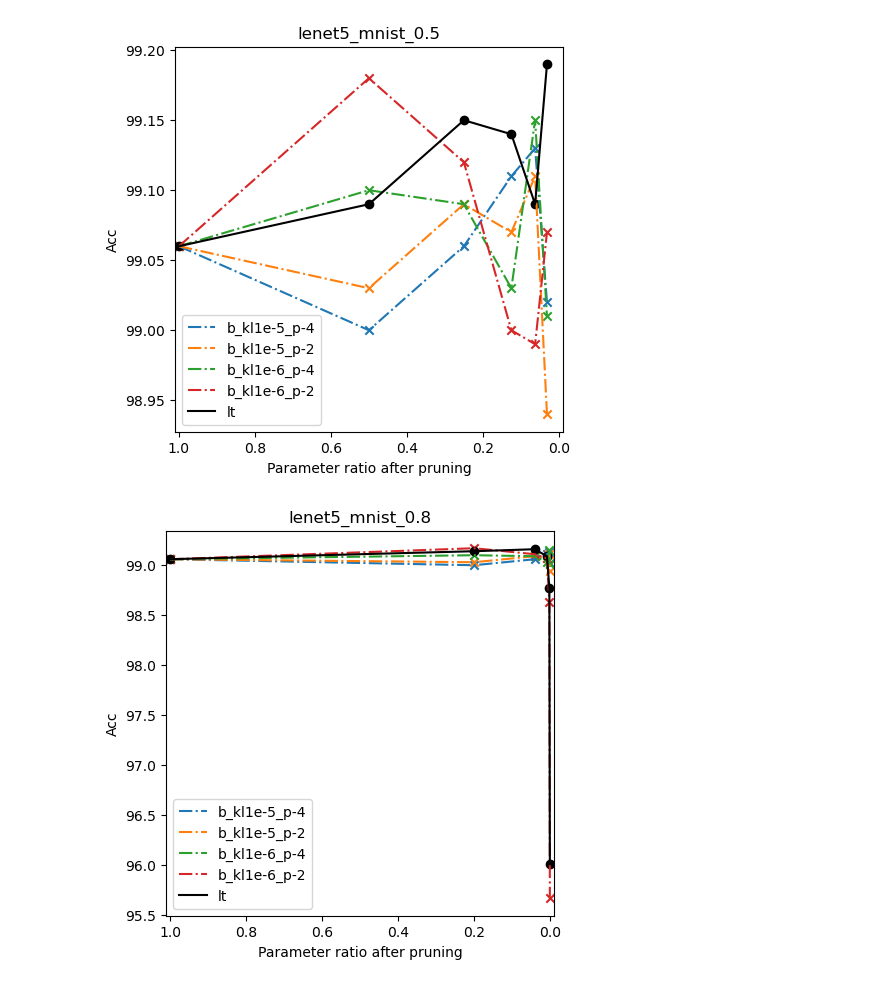
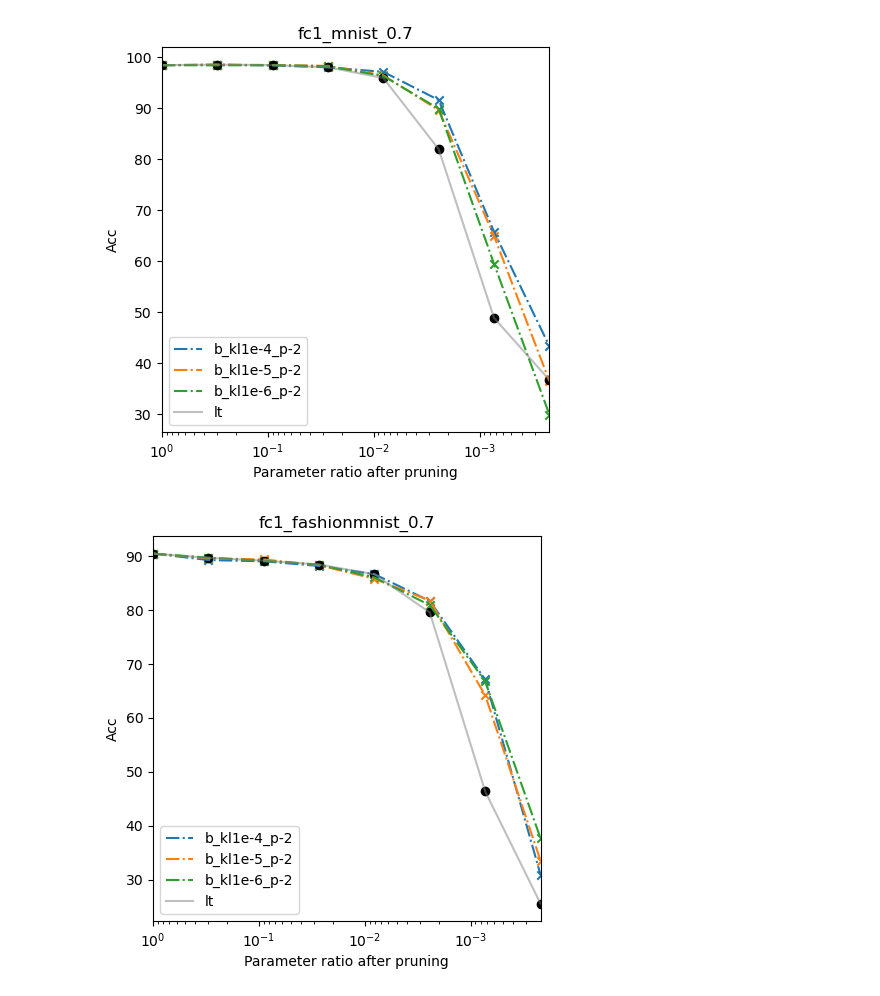
Before and after one commit to Avra98/prob_prune, a Jupyter notebook: postprocessing.ipynb, the cells around one changed output. Saved outputs shown, nothing was run; the diff lists cells and outputs as text; code cells hidden in the pictures.

```diff
--- a/postprocessing.ipynb
+++ b/postprocessing.ipynb
@@ -9,7 +9,10 @@ def get_acc(filename):
     best_acc = []
     for line in lines:
         if "Train Epoch" in line:
-            best_acc.append(float(line.split("Best Accuracy:")[-1].split('%')[0]))
+            try:
+                best_acc.append(float(line.split("Best Accuracy:")[-1].split('%')[0]))
+            except:
+                best_acc.append(float(line.split("Best test Accuracy:")[-1].split('%')[0]))
     acc.append(best_acc)
 
     return best_acc
@@ -19,7 +22,10 @@ def plot_dict(data, title):
 
     step = float(title.split('_')[-1])
 
-    length = len(data[list(data.keys())[0]])
+    length = 0
+    for k in data:
+        if len(data[k]) > length:
+            length = len(data[k])
 
     xticks = []
     for i in range(length):
@@ -28,54 +34,55 @@ def plot_dict(data, title):
 
     for key in data:
         if key == 'lt':
-            plt.plot(xticks,data[key], label=key,c='black')
+            plt.plot(xticks[:len(data[key])],data[key], label=key,c='gray',alpha=0.5)
             plt.scatter(xticks,data[key], c='black')
         elif 'g_kl' in key:
-            plt.plot(xticks,data[key], label=key, ls='dotted')
-            plt.scatter(xticks,data[key], marker='*')
+            plt.plot(xticks[:len(data[key])],data[key], label=key, ls='dotted')
+            plt.scatter(xticks[:len(data[key])],data[key], marker='*')
         else:
-            plt.plot(xticks,data[key], label=key, ls='-.')
-            plt.scatter(xticks,data[key], marker='x')
+            plt.plot(xticks[:len(data[key])],data[key], label=key, ls='-.')
+            plt.scatter(xticks[:len(data[key])],data[key], marker='x')
 
     plt.legend()
     plt.title(title)
     plt.xlabel("Parameter ratio after pruning")
     plt.ylabel("Acc")
-    plt.xlim([1.01, -0.01])
+    plt.xscale("log")
+    plt.xlim([1.0, xticks[-1]])
     plt.show()
 
     return
 # %%
-datasets = ['mnist', 'fashionmnist', 'cifar10']
-model = ['lenet5', 'fc1']
-prune_rate = [0.5, 0.8]
-kls = ["1e-5", "1e-6"]
-priors = [-4, -2]
-root = 'Adam_rerun/'
+datasets = ["mnist",'fashionmnist']
+model = ['fc1', "lenet5"]
+prune_rate = [0.7]
+kls = ["1e-4","1e-5","1e-6"]
+priors = [-2]
+root = 'SAVE_Sep20/Adamlr1e-3wd0_initorg/'
 
 acc = []
 for arch_type in model:
 
     for dataset in datasets:
 
         for percent in prune_rate:
 
             KL_prune = {}
             for kl in kls:
                 for prior in priors:
                     file = (root+"bernoulli_kl{"+kl+
                             "}_data{"+dataset+
                             "}_arch{"+arch_type+
                             "}_prior{"+str(prior)+
                             "}_percent{"+str(percent)+"}.out")
                     KL_prune["b_kl"+kl+'_p'+str(prior)] = get_acc(file)
 
             file = (root+"lt_data{"+dataset+
                             "}_arch{"+arch_type+
                             "}_percent{"+str(percent)+"}.out")
             KL_prune["lt"] = get_acc(file)
-            #print(len(KL_prune))
+
             plot_dict(KL_prune, arch_type+'_'+dataset+'_'+str(percent))
 # %% [output]
-[figure, old version]
+[figure, new version]
-[figure, old version]
+[figure, new version]
```
Also changed, not shown: parts of 5 cells of this notebook, 4 other files.
